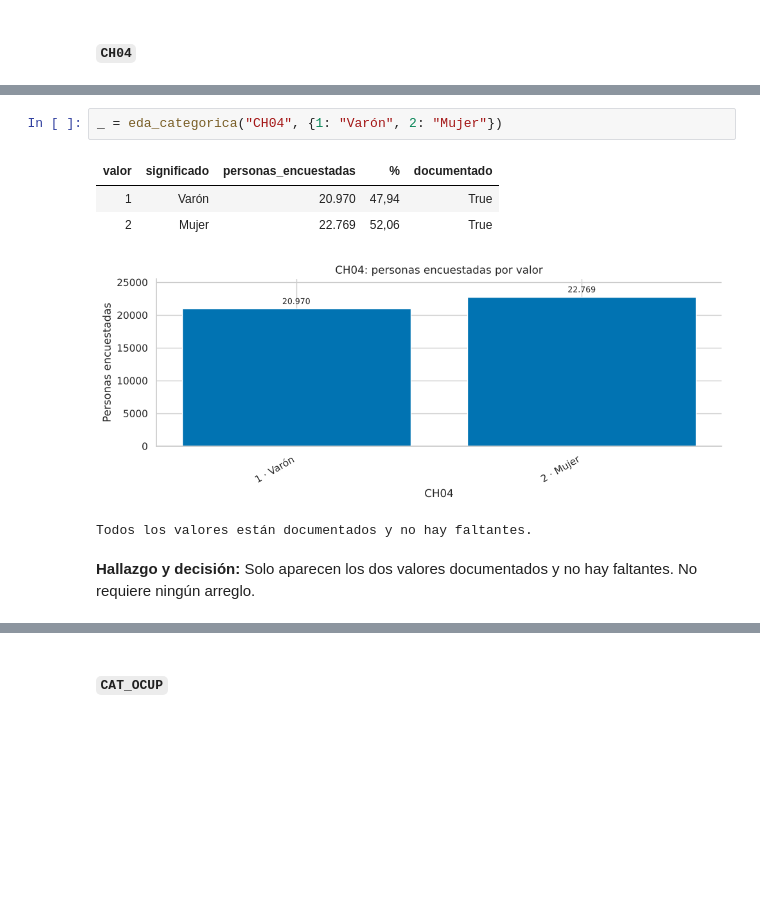
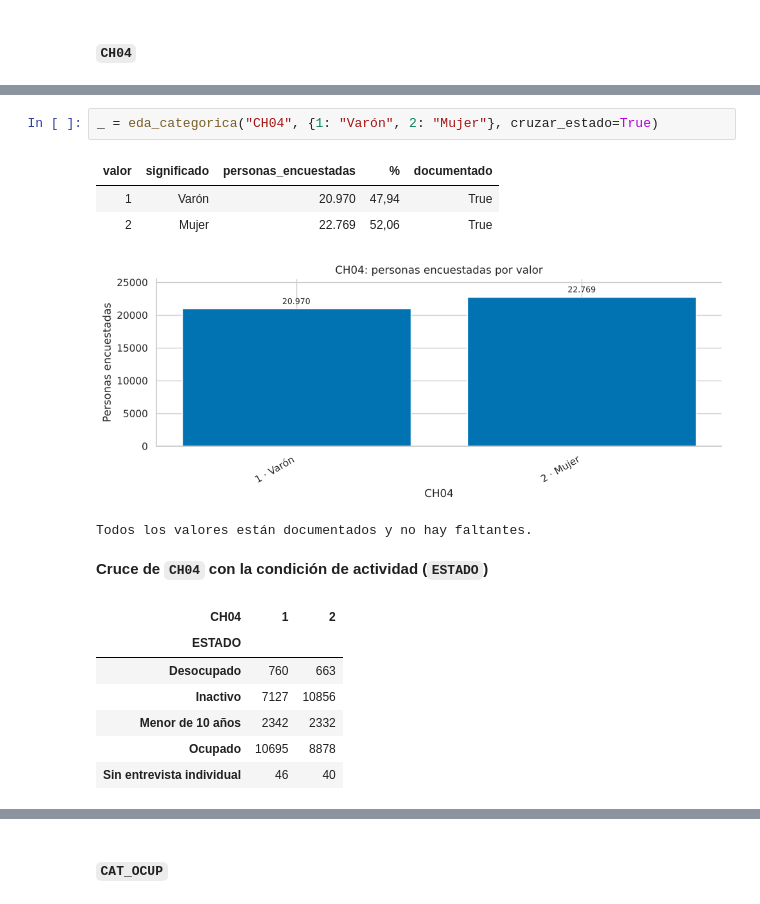
Before and after one commit to d-montenegro/eph-agente, a Jupyter notebook: notebooks/eph_1t2026_sqlite.ipynb, the cells around one changed output, grey strips where cells are left out. Cells and saved outputs as stored; diff of their text form; blank space fills up the shorter version.

```diff
--- a/notebooks/eph_1t2026_sqlite.ipynb
+++ b/notebooks/eph_1t2026_sqlite.ipynb
@@ -572,10 +574,16 @@ Todos los valores están documentados y no hay faltantes.
 # %%
-_ = eda_categorica("CH04", {1: "Varón", 2: "Mujer"})
+_ = eda_categorica("CH04", {1: "Varón", 2: "Mujer"}, cruzar_estado=True)
 # %% [output]
 | valor | significado | personas_encuestadas | % | documentado |
 | 1 | Varón | 20.970 | 47,94 | True |
 | 2 | Mujer | 22.769 | 52,06 | True |
 [figure]
 Todos los valores están documentados y no hay faltantes.
+**Cruce de `CH04` con la condición de actividad (`ESTADO`)**
+| CH04 | 1 | 2 |
+| ESTADO |  |  |
+| Desocupado | 760 | 663 |
+| Inactivo | 7127 | 10856 |
+| Menor de 10 años | 2342 | 2332 |
+| Ocupado | 10695 | 8878 |
+| Sin entrevista individual | 46 | 40 |
-# %% [markdown]
-**Hallazgo y decisión:** Solo aparecen los dos valores documentados y no hay faltantes. No requiere ningún arreglo.
```
Also changed, not shown: parts of 3 cells of this notebook.
